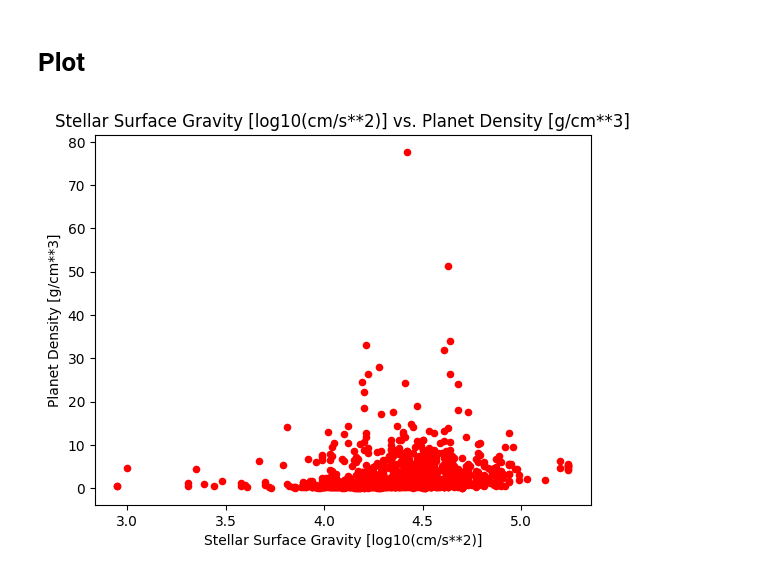
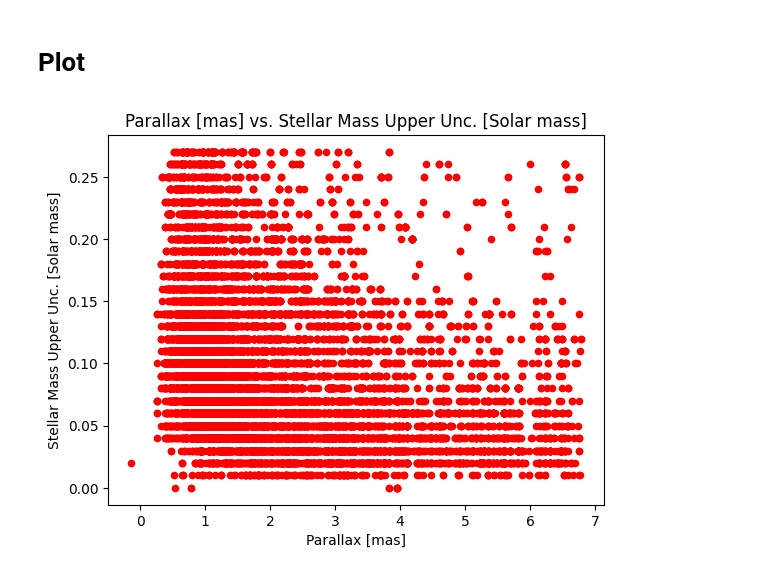
Before and after one commit to jameshlms/exoplanet-data-analysis, a Jupyter notebook: exoplanet_analysis.ipynb, the cells around one changed output. Drawn from its saved outputs; the diff is of its cells as text; code cells hidden in the pictures.

```diff
--- a/exoplanet_analysis.ipynb
+++ b/exoplanet_analysis.ipynb
@@ -59,13 +64,15 @@ def generate_numeric_attribute_map(data_file: str) -> dict[str, str]:
 Creating the attribute map using the generate_attribute_map() function.
 # %%
 attribute_map: dict[str, str] = generate_attribute_map(exoplanet_data)
-numeric_attribute_map: dict[str, str] = generate_numeric_attribute_map(exoplanet_data)
+numeric_attribute_map: dict[str, str] = generate_attribute_map(exoplanet_data, numeric=True)
+pl_attribute_map: dict[str, str] = generate_attribute_map(exoplanet_data, numeric=True, category='planet')
+st_attribute_map: dict[str, str] = generate_attribute_map(exoplanet_data, numeric=True, category='stellar')
 # %% [markdown]
 ## Functions for Descriptive Statistics
 
 Functions that show measures of central tendency, spread, and to make a scatter plot.
 # %%
-def get_central_tendencies(data_frame: DataFrame, column_name: str, type=None) -> Union[float, dict[str, float]]:
+def get_central_tendencies(data_frame: DataFrame, column_name: str, type: str=None) -> Union[float, dict[str, float]]:
     """
     Calculate the central tendencies of a given column in a DataFrame.
 
@@ -96,7 +103,7 @@ def get_central_tendencies(data_frame: DataFrame, column_name: str, type=None) -
         return data_frame[column_name].mode()
     raise ValueError('Invalid type argument. Must be None, "mean", "median", or "mode".')
 
-def get_spread(data_frame: DataFrame, column_name: str, type=None) -> Union[float, dict[str, float]]:
+def get_spread(data_frame: DataFrame, column_name: str, type: str=None) -> Union[float, dict[str, float]]:
     """
     Calculate the spread measures of a given column in a DataFrame.
 
@@ -135,19 +142,32 @@ def get_spread(data_frame: DataFrame, column_name: str, type=None) -> Union[floa
     raise ValueError('Invalid type argument. Must be None, "variance", "standard_deviation", "inter_quartile_range", or "range".')
 
 
-def generate_scatter_plot(data_frame: DataFrame, attribute_x: str, attribute_y: str, create_image=False) -> None:
+def generate_scatter_plot(data_frame: DataFrame, attribute_x: str, attribute_y: str, quantile_padding: float=0, create_image: float=False) -> None:
     """
-    Generate a scatter plot using the provided DataFrame and attributes.
+    Generate a scatter plot based on the given DataFrame and attributes.
 
     Args:
         data_frame (DataFrame): The DataFrame containing the data.
         attribute_x (str): The attribute to be plotted on the x-axis.
         attribute_y (str): The attribute to be plotted on the y-axis.
-        create_image (bool, optional): Whether to save the plot as an image file. Defaults to False.
+        quantile_padding (float, optional): The padding for calculating the IQR. Defaults to 0.
+        create_image (float, optional): Whether to save the plot as an image. Defaults to False.
 
     Returns:
         None
     """
+
+    IQR_x: float = data_frame[attribute_x].quantile(1 - quantile_padding) - data_frame[attribute_x].quantile(quantile_padding)
+    lower_bound_x: float = data_frame[attribute_x].quantile(quantile_padding) - 1.5 * IQR_x
+    upper_bound_x: float = data_frame[attribute_x].quantile(1 - quantile_padding) + 1.5 * IQR_x
+
+    IQR_y: float = data_frame[attribute_y].quantile(1 - quantile_padding) - data_frame[attribute_y].quantile(quantile_padding)
+    lower_bound_y: float = data_frame[attribute_y].quantile(quantile_padding) - 1.5 * IQR_y
+    upper_bound_y: float = data_frame[attribute_y].quantile(1 - quantile_padding) + 1.5 * IQR_y
+
+    data_frame = data_frame[(data_frame[attribute_x] >= lower_bound_x) & (data_frame[attribute_x] <= upper_bound_x)]
+    data_frame = data_frame[(data_frame[attribute_y] >= lower_bound_y) & (data_frame[attribute_y] <= upper_bound_y)]
+
     title: str = f'{attribute_map[attribute_x]} vs. {attribute_map[attribute_y]}'
     data_frame.plot(kind='scatter', x=attribute_x, y=attribute_y, title=title, color='red')
     plt.xlabel(attribute_map[attribute_x])
@@ -221,9 +241,11 @@ Median of Stellar Surface Gravity [log10(cm/s**2)]: 4.4700
 # %% [markdown]
 <h1>Plot</h1>
 # %%
-attribute_x: str = 'st_logg'
-attribute_y: str = 'pl_dens'
+numeric_attributes: list[str] = list(numeric_attribute_map.keys())
 
-generate_scatter_plot(pl_df, attribute_x, attribute_y, create_image=True)
+attribute_x: str = choice(numeric_attributes)
+attribute_y: str = choice(numeric_attributes)
+
+generate_scatter_plot(pl_df, attribute_x, attribute_y, quantile_padding=0.25, create_image=True)
 # %% [output]
-[figure, old version]
+[figure, new version]
```
Also changed, not shown: parts of 3 cells of this notebook.
